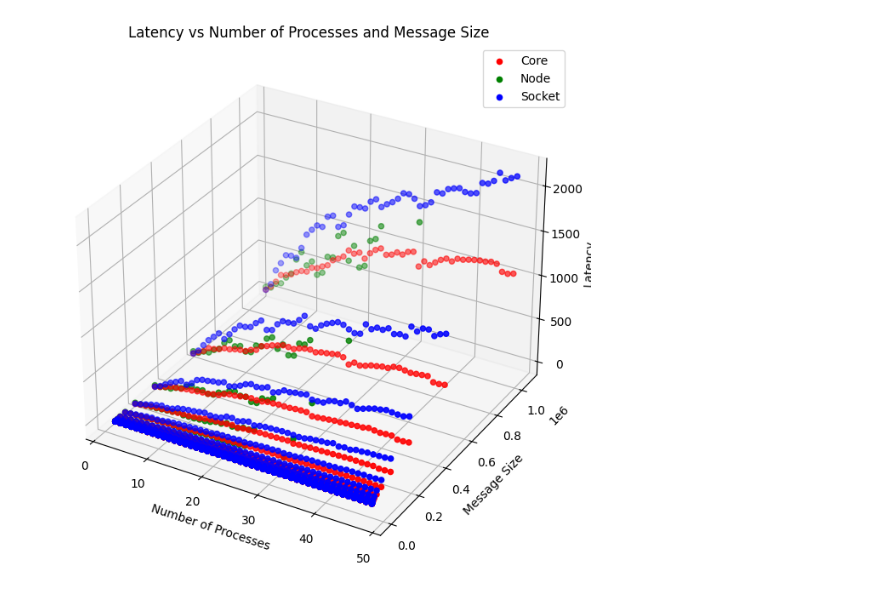
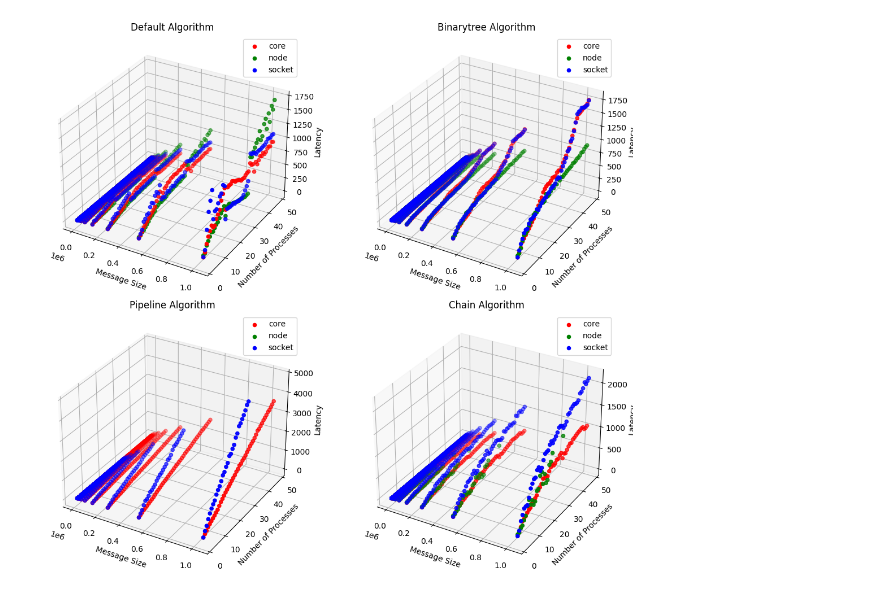
Before and after one commit to mzampar/High_Performance_Computing_2023, a Jupyter notebook: Excercise_1/data_analysis_bcast.ipynb, the cells around one changed output. Drawn from its saved outputs; the diff is of its cells as text; code cells hidden in the pictures.

Commit message:
data

```diff
--- a/Excercise_1/data_analysis_bcast.ipynb
+++ b/Excercise_1/data_analysis_bcast.ipynb
@@ -11,7 +11,9 @@ base_dir = "/Users/marcozamp/Desktop/hpc_project/Excercise_1/bcast/results"
 # Define file paths using os.path.join to concatenate the base directory with the specific file names
 bcast_paths = {
     "bcast_chain": os.path.join(base_dir, "bcast_chain.csv"),
-    "bcast_default": os.path.join(base_dir, "bcast_default.csv")
+    "bcast_default": os.path.join(base_dir, "bcast_default.csv"),
+    "bcast_binarytree": os.path.join(base_dir, "bcast_binarytree.csv"),
+    "bcast_pipeline": os.path.join(base_dir, "bcast_pipeline.csv")
 }
 
 
@@ -48,23 +66,28 @@ for df, allocation in zip([df_core, df_node, df_socket], ['Core', 'Node', 'Socke
-# %%
-
-
-# Create a single plot with different colors for each allocation type
-fig = plt.figure(figsize=(10, 8))
-ax = fig.add_subplot(111, projection='3d')
-
-# Scatter plot for each allocation type
-for df, allocation, color in zip([df_core, df_node, df_socket], ['Core', 'Node', 'Socket'], ['r', 'g', 'b']):
-    ax.scatter(df['Processes'], df['MessageSize'], df['Latency'], c=color, label=allocation, marker='o')
-
-# Set labels and title
-ax.set_xlabel('Number of Processes')
-ax.set_ylabel('Message Size')
-ax.set_zlabel('Latency')
-ax.set_title('Latency vs Number of Processes and Message Size')
-
-# Add legend
-ax.legend()
-
-plt.show()
-# %% [output]
-[figure, removed]
+# %%
+# Create a figure with four subplots
+fig, axs = plt.subplots(2, 2, figsize=(12, 10), subplot_kw={'projection': '3d'})
+
+# Define the list of algorithms and their corresponding DataFrames
+algorithms = ['Default', 'Binarytree', 'Pipeline', 'Chain']
+dfs = [df_bcast_default, df_bcast_binarytree, df_bcast_pipeline, df_bcast_chain]
+
+# Iterate over each subplot and corresponding algorithm's DataFrame
+for ax, algorithm, df in zip(axs.flatten(), algorithms, dfs):
+    # Iterate over each group-by option (node, core, socket)
+    for allocation, color in zip(['core', 'node', 'socket'], ['r', 'g', 'b']):
+        # Filter DataFrame based on allocation type
+        df_allocation = df[df['Allocation'] == allocation]
+        # Scatter plot for the current group-by option
+        ax.scatter(df_allocation['MessageSize'], df_allocation['Processes'], df_allocation['Latency'], c=color, label=allocation, marker='o')
+
+    # Set labels and title
+    ax.set_xlabel('Message Size')  # Switched with 'Number of Processes'
+    ax.set_ylabel('Number of Processes')  # Switched with 'Message Size'
+    ax.set_zlabel('Latency')
+    ax.set_title(f'{algorithm} Algorithm')
+    ax.legend()
+
+plt.tight_layout()
+plt.show()
+# %% [output]
+[figure, added]
```
Also changed, not shown: parts of 2 cells of this notebook, 4 other files.
